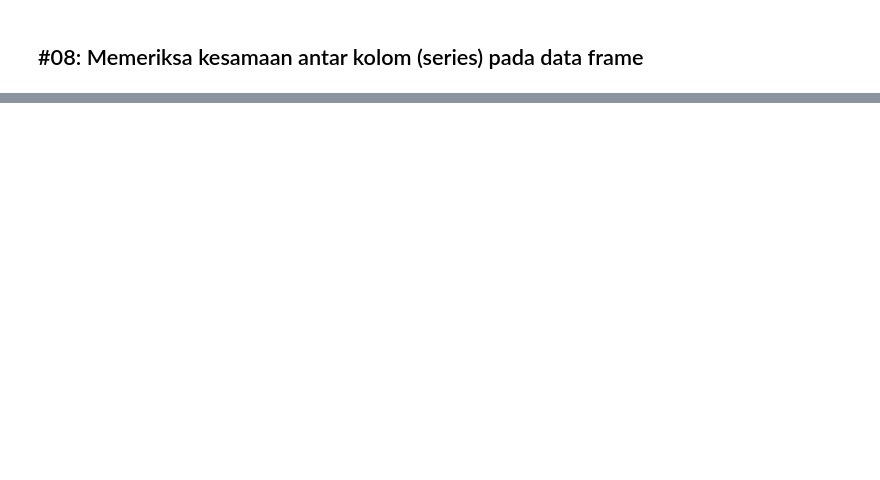
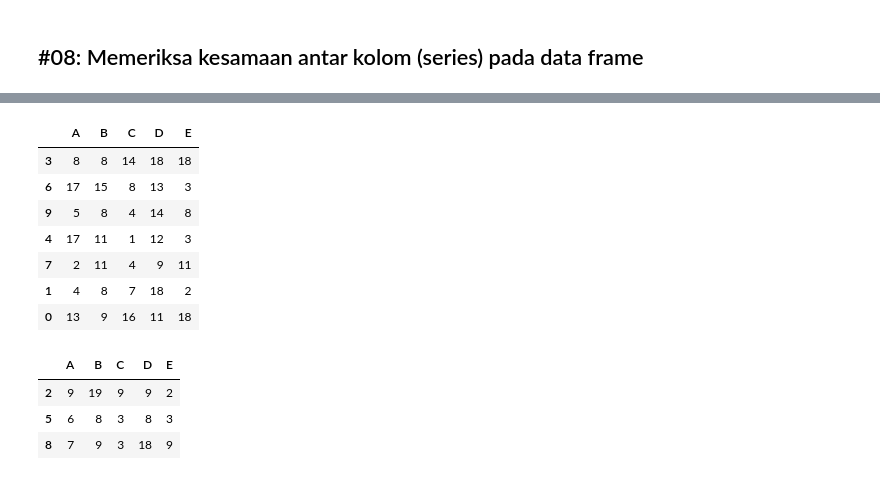
Before and after one commit to yap23/belajar_python, a Jupyter notebook: Belajar Pandas.ipynb, the cells around one changed output, grey strips where cells are left out. Cells and saved outputs as stored; diff of their text form; code cells hidden in the pictures; blank space fills up the shorter version.

```diff
--- a/Belajar Pandas.ipynb
+++ b/Belajar Pandas.ipynb
@@ -397,0 +498,18 @@ df.head()
+# %%
+df_1
+# %% [output]
+|  | A | B | C | D | E |
+| 3 | 8 | 8 | 14 | 18 | 18 |
+| 6 | 17 | 15 | 8 | 13 | 3 |
+| 9 | 5 | 8 | 4 | 14 | 8 |
+| 4 | 17 | 11 | 1 | 12 | 3 |
+| 7 | 2 | 11 | 4 | 9 | 11 |
+| 1 | 4 | 8 | 7 | 18 | 2 |
+| 0 | 13 | 9 | 16 | 11 | 18 |
+# %%
+df_2
+# %% [output]
+|  | A | B | C | D | E |
+| 2 | 9 | 19 | 9 | 9 | 2 |
+| 5 | 6 | 8 | 3 | 8 | 3 |
+| 8 | 7 | 9 | 3 | 18 | 9 |
```
Also changed, not shown: parts of 37 cells of this notebook.
